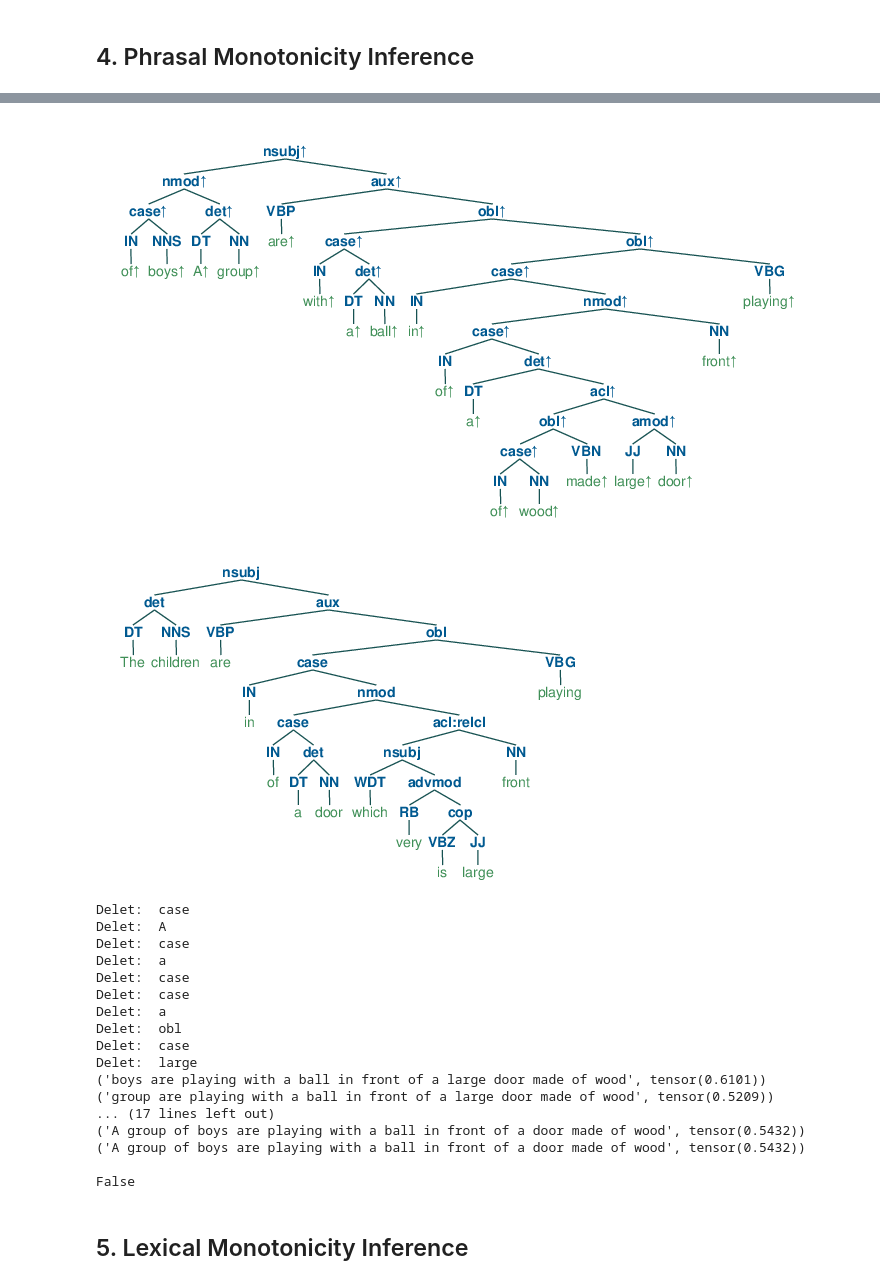
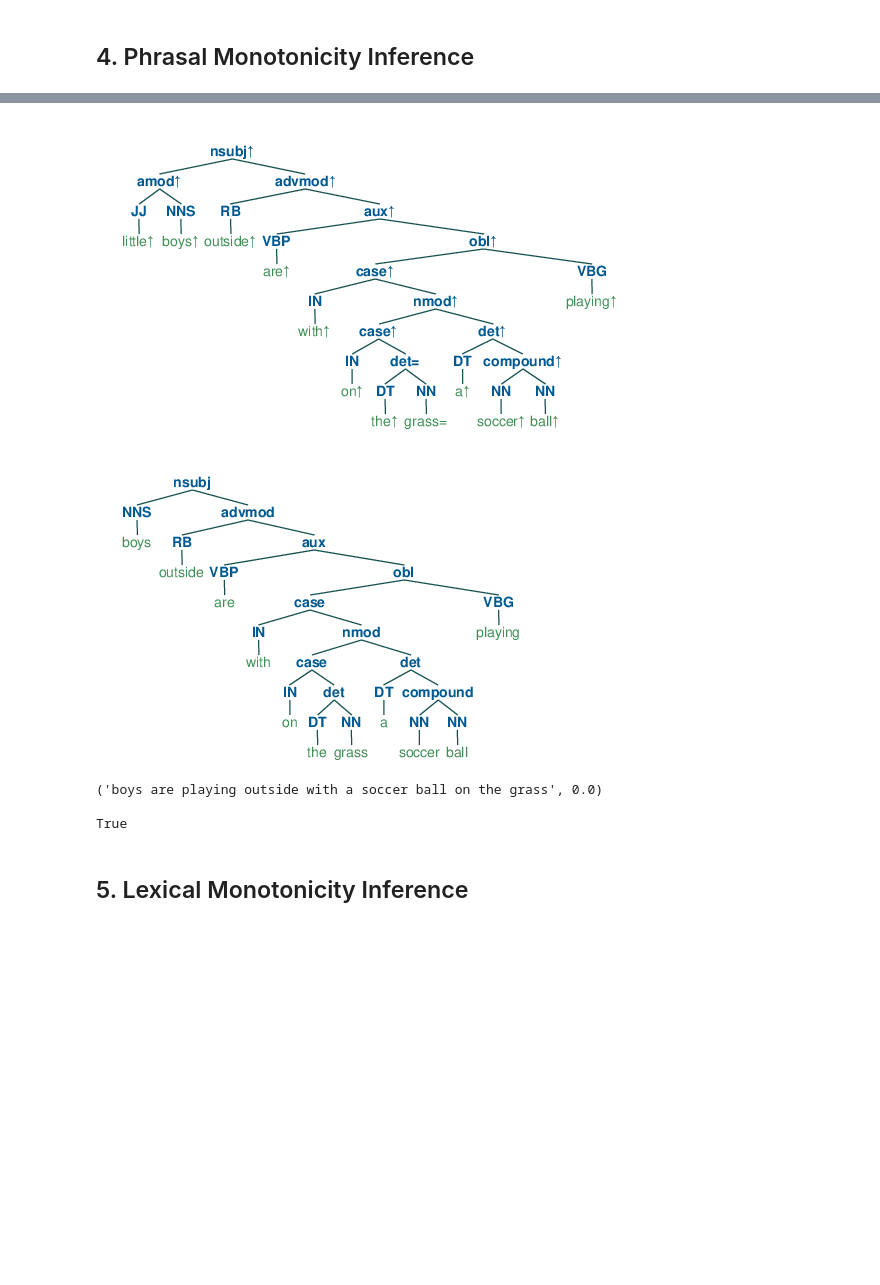
Before and after one commit to eric11eca/NeuralLog, a Jupyter notebook: src/UdepLog.ipynb, the cells around one changed output, grey strips where cells are left out. Drawn from its saved outputs; the diff is of its cells as text; code cells hidden in the pictures; blank space fills up the shorter version.

```diff
--- a/src/UdepLog.ipynb
+++ b/src/UdepLog.ipynb
@@ -75,9 +75,8 @@ from Udep2Mono.polarization import PolarizationPipeline
 # %%
+import torch
 from sentence_transformers import SentenceTransformer, util
-sentenceTransformer = SentenceTransformer("roberta-large-nli-stsb-mean-tokens")
-#sentenceTransformer.to('cuda')
-import nltk
-nltk.download('stopwords')
+sentenceTransformer = SentenceTransformer("stsb-bert-large")
+sentenceTransformer.to('cuda')
 from nltk.corpus import stopwords
 ign_words = dict()
 for word in stopwords.words('english'):
@@ -87,7 +86,7 @@ def inference_sts(seq1s, seq2s, dist=False):
     embeddings1 = sentenceTransformer.encode(seq1s, convert_to_tensor=True)
     embeddings2 = sentenceTransformer.encode(seq2s, convert_to_tensor=True)
     cosine_scores = util.pytorch_cos_sim(embeddings1, embeddings2)
-    distance = torch.dist(embeddings1, embeddings2)
+    distance = torch.dist(embeddings1, embeddings2, p=2)
     if dist:
         return distance
     return cosine_scores[0][0]
@@ -329,13 +324,13 @@ class PhrasalGenerator:
 
             if sentence.lower() == self.hypothesis.lower():
                 self.stop_critarion = True
-                self.sent_log.append((sentence, 1.0))
+                self.sent_log.append((sentence, 0.0))
                 return
 
-            similarity = inference_sts([sentence], [self.hypothesis])
-            if similarity > 0.90:
-                self.sent_log.append((sentence, similarity))
-            if similarity > 0.97:
+            similarity = inference_sts(sentence, self.hypothesis, dist=True)
+            self.sent_log.append((sentence, similarity))
+
+            if similarity < 0.5:
                 self.sent_log.append((sentence, similarity))
                 self.stop_critarion = True
 
@@ -366,13 +361,13 @@ class PhrasalGenerator:
 
             if sentence.lower() == self.hypothesis.lower():
                 self.stop_critarion = True
-                self.sent_log.append((sentence, 1.0))
+                self.sent_log.append((sentence, 0.0))
                 return
 
-            similarity = inference_sts([sentence], [self.hypothesis])
-            if similarity > 0.9:
-                self.sent_log.append((sentence, similarity))
-            if similarity > 0.97:
+            similarity = inference_sts(sentence, self.hypothesis, dist=True)
+            self.sent_log.append((sentence, similarity))
+
+            if similarity < 0.5:
                 self.sent_log.append((sentence, similarity))
                 self.stop_critarion = True
 
@@ -473,14 +468,13 @@ class PhrasalGenerator:
         if sentence.lower() == self.hypothesis.lower():
             self.tree_log = []
             self.stop_critarion = True
-            self.tree_log.append((tree_copy, sentence, 1.0))
+            self.tree_log.append((tree_copy, sentence, 0.0))
             return
 
-        similarity = inference_sts([sentence], [self.hypothesis])
-        #print(sentence, similarity)
+        similarity = inference_sts(sentence, self.hypothesis, dist=True)
+        self.tree_log.append((tree_copy, sentence, similarity))
 
-        self.tree_log.append((tree_copy, sentence, similarity))
-        if similarity > 0.97:
+        if similarity < 0.5:
             self.tree_log = []
             self.tree_log.append((tree_copy, sentence, similarity))
             self.stop_critarion = True
@@ -575,8 +569,8 @@ def collect_modifiers(tree, sent_set, mod_type="NN"):
 import pprint
 pp = pprint.PrettyPrinter(indent=4)
 
-up = ["A group of boys are playing with a ball, in front of a large door made of wood"]
-up_h = [ entail_hypo[71]]
+up = ["little boys are playing outside with a soccer ball on the grass"]
+up_h = ["boys are playing outside with a soccer ball on the grass"]
 
 annotations = []
 phrasalGenerator = PhrasalGenerator()
@@ -647,19 +641,5 @@ Hypothesis: The children are playing in front of a door, which is very large
-[figure, old version]
+[figure, new version]
-[figure, old version]
+[figure, new version]
-Delet:  case
-Delet:  A
-Delet:  case
-Delet:  a
-Delet:  case
-Delet:  case
-Delet:  a
-Delet:  obl
-Delet:  case
-Delet:  large
-('boys are playing with a ball in front of a large door made of wood', tensor(0.6101))
-('group are playing with a ball in front of a large door made of wood', tensor(0.5209))
-... (17 lines left out)
-('A group of boys are playing with a ball in front of a door made of wood', tensor(0.5432))
-('A group of boys are playing with a ball in front of a door made of wood', tensor(0.5432))
+('boys are playing outside with a soccer ball on the grass', 0.0)
 
-False
+True
```
Also changed, not shown: parts of 29 cells of this notebook, 4 other files.
